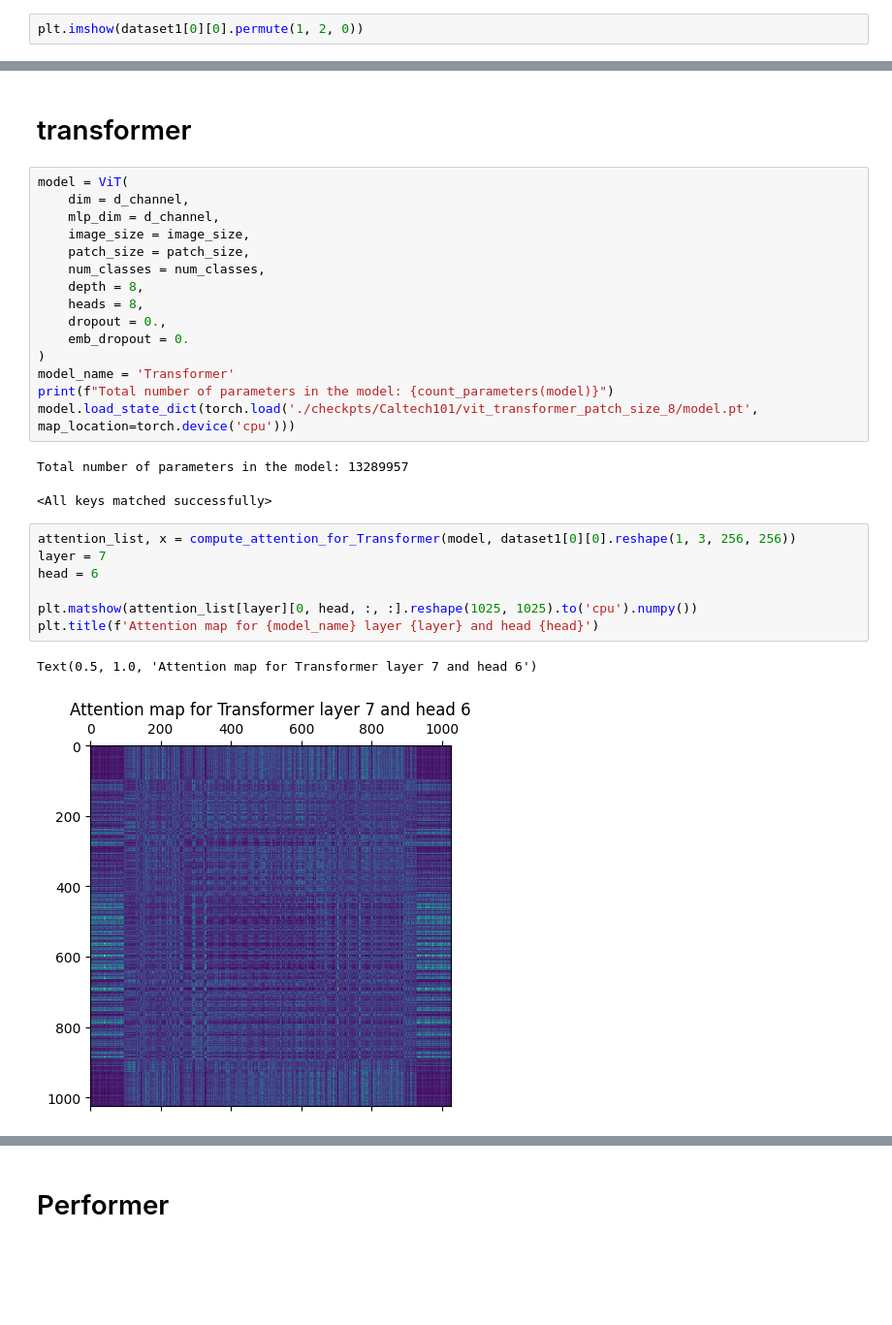
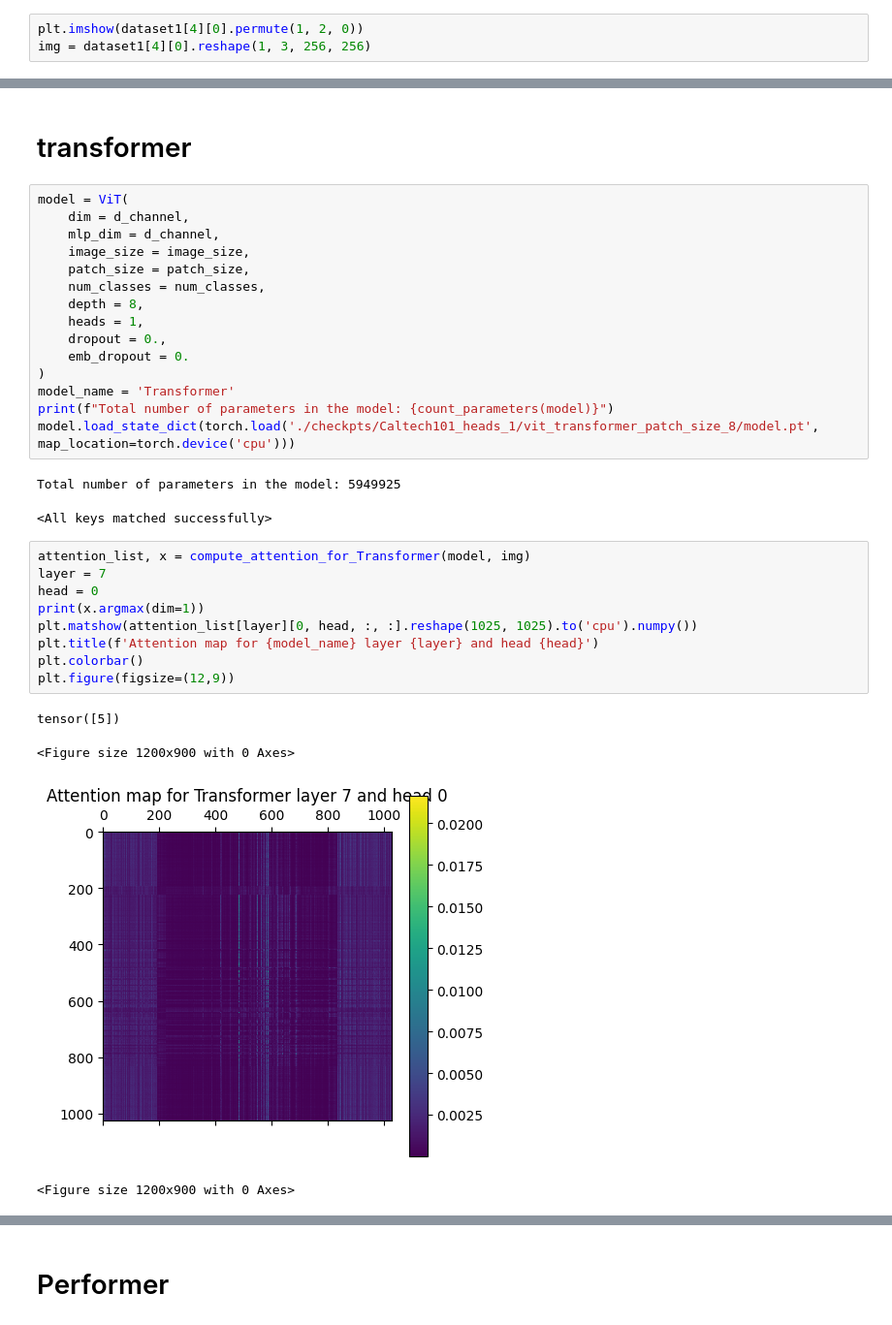
Before and after one commit to michaelweihaosong/vit_efficient_transformer, a Jupyter notebook: vit_efficient_transformer.ipynb, the cells around one changed output, grey strips where cells are left out. Shown at 97% size. Drawn from its saved outputs; the diff is of its cells as text; blank space fills up the shorter version.

Commit message:
updated with attention map analysis

```diff
--- a/vit_efficient_transformer.ipynb
+++ b/vit_efficient_transformer.ipynb
@@ -103,6 +103,7 @@ Files already downloaded and verified
 # %%
 import matplotlib.pyplot as plt
 # %%
-plt.imshow(dataset1[0][0].permute(1, 2, 0))
+plt.imshow(dataset1[4][0].permute(1, 2, 0))
+img = dataset1[4][0].reshape(1, 3, 256, 256)
 # %% [output]
 Clipping input data to the valid range for imshow with RGB data ([0..1] for floats or [0..255] for integers).
@@ -233,23 +243,27 @@ model = ViT(
     patch_size = patch_size,
     num_classes = num_classes,
     depth = 8,
-    heads = 8,
+    heads = 1,
     dropout = 0.,
     emb_dropout = 0.
 )
 model_name = 'Transformer'
 print(f"Total number of parameters in the model: {count_parameters(model)}")
-model.load_state_dict(torch.load('./checkpts/Caltech101/vit_transformer_patch_size_8/model.pt', map_location=torch.device('cpu')))
+model.load_state_dict(torch.load('./checkpts/Caltech101_heads_1/vit_transformer_patch_size_8/model.pt', map_location=torch.device('cpu')))
 # %% [output]
-Total number of parameters in the model: 13289957
+Total number of parameters in the model: 5949925
 <All keys matched successfully>
 # %%
-attention_list, x = compute_attention_for_Transformer(model, dataset1[0][0].reshape(1, 3, 256, 256))
+attention_list, x = compute_attention_for_Transformer(model, img)
 layer = 7
-head = 6
-
+head = 0
+print(x.argmax(dim=1))
 plt.matshow(attention_list[layer][0, head, :, :].reshape(1025, 1025).to('cpu').numpy())
 plt.title(f'Attention map for {model_name} layer {layer} and head {head}')
+plt.colorbar()
+plt.figure(figsize=(12,9))
 # %% [output]
-Text(0.5, 1.0, 'Attention map for Transformer layer 7 and head 6')
+tensor([5])
+<Figure size 1200x900 with 0 Axes>
-[figure, old version]
+[figure, new version]
+<Figure size 1200x900 with 0 Axes>
```
Also changed, not shown: parts of 10 cells of this notebook, 1 other file.
